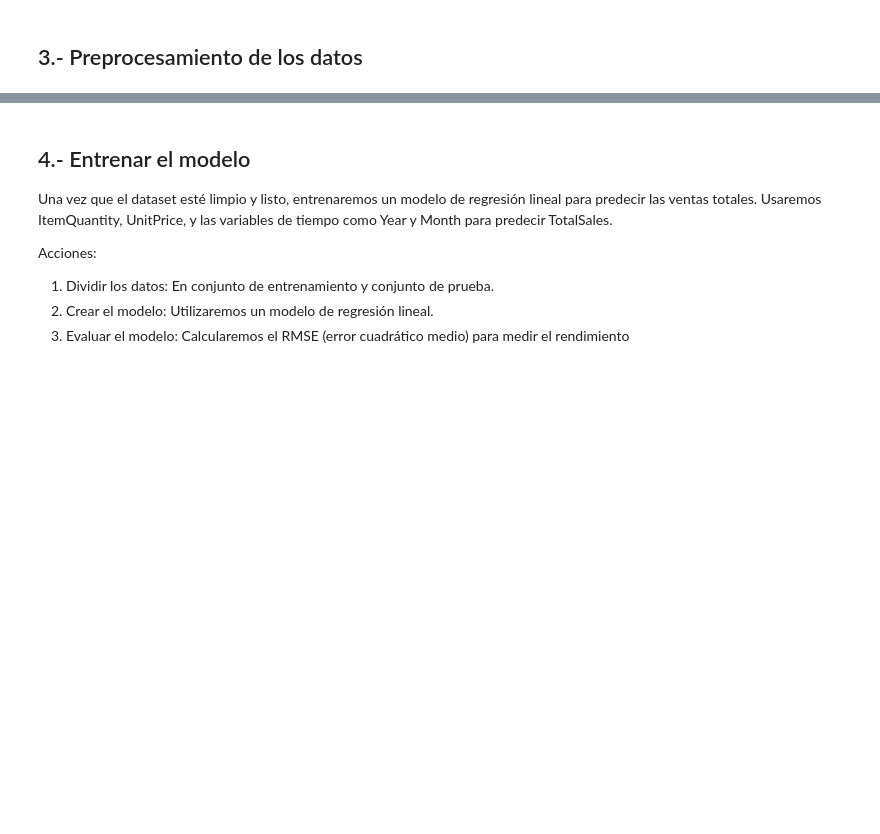
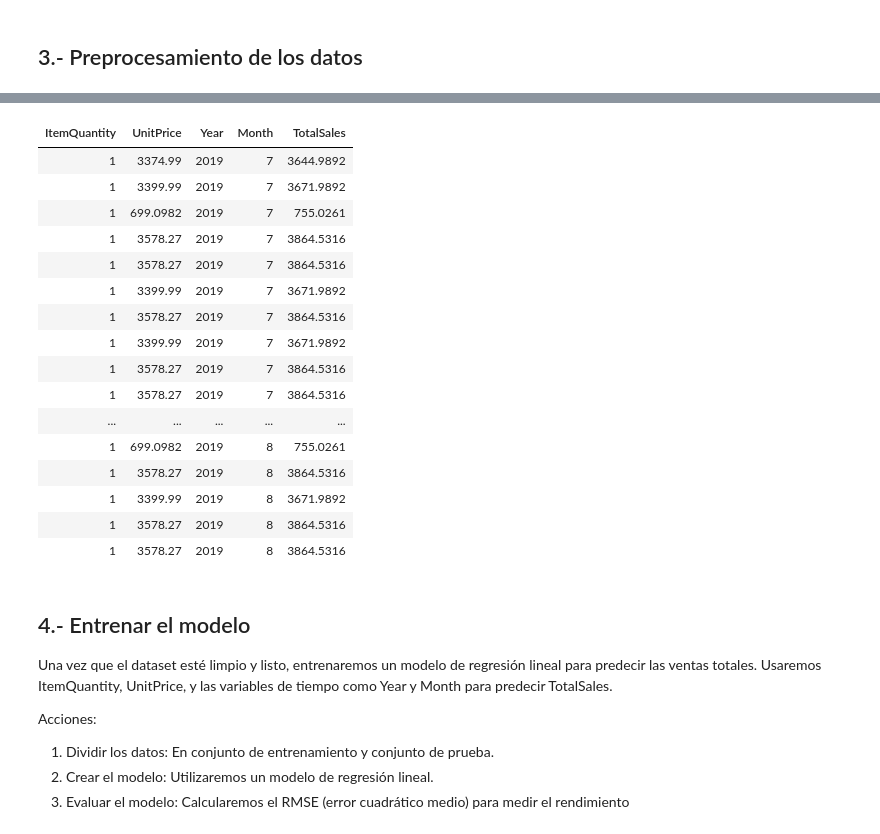
Before and after one commit to carlosalonso99-tajamar/azure-databricks-etl-enviroment, a Jupyter notebook: training-model-databricks.ipynb, the cells around one changed output, grey strips where cells are left out. Drawn from its saved outputs; the diff is of its cells as text; code cells hidden in the pictures; blank space fills up the shorter version.

```diff
--- a/training-model-databricks.ipynb
+++ b/training-model-databricks.ipynb
@@ -80,3 +104,23 @@ only showing top 5 rows
+# %%
+display(df)
+# %% [output]
+| ItemQuantity | UnitPrice | Year | Month | TotalSales |
+| 1 | 3374.99 | 2019 | 7 | 3644.9892 |
+| 1 | 3399.99 | 2019 | 7 | 3671.9892 |
+| 1 | 699.0982 | 2019 | 7 | 755.0261 |
+| 1 | 3578.27 | 2019 | 7 | 3864.5316 |
+| 1 | 3578.27 | 2019 | 7 | 3864.5316 |
+| 1 | 3399.99 | 2019 | 7 | 3671.9892 |
+| 1 | 3578.27 | 2019 | 7 | 3864.5316 |
+| 1 | 3399.99 | 2019 | 7 | 3671.9892 |
+| 1 | 3578.27 | 2019 | 7 | 3864.5316 |
+| 1 | 3578.27 | 2019 | 7 | 3864.5316 |
+| ... | ... | ... | ... | ... |
+| 1 | 699.0982 | 2019 | 8 | 755.0261 |
+| 1 | 3578.27 | 2019 | 8 | 3864.5316 |
+| 1 | 3399.99 | 2019 | 8 | 3671.9892 |
+| 1 | 3578.27 | 2019 | 8 | 3864.5316 |
+| 1 | 3578.27 | 2019 | 8 | 3864.5316 |
 # %% [markdown]
 ## 4.- Entrenar el modelo
 Una vez que el dataset esté limpio y listo, entrenaremos un modelo de regresión lineal para predecir las ventas totales. Usaremos ItemQuantity, UnitPrice, y las variables de tiempo como Year y Month para predecir TotalSales.
```
Also changed, not shown: parts of 11 cells of this notebook.
